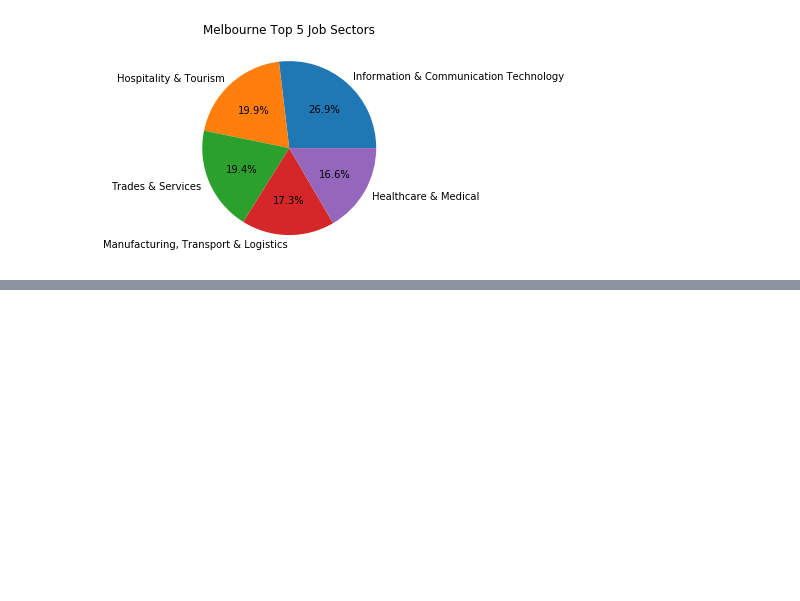
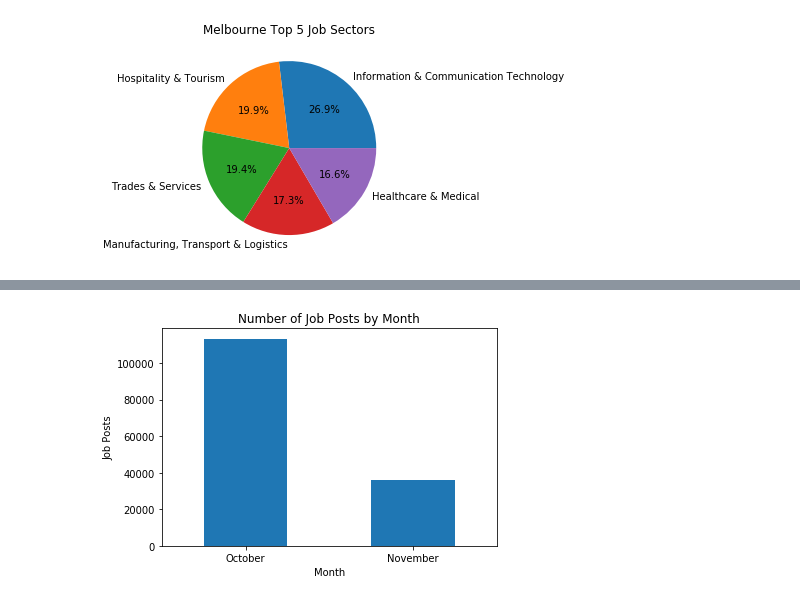
Before and after one commit to Wildbean/ICT7030, a Jupyter notebook: Assessment 3.ipynb, the cells around one changed output, grey strips where cells are left out. Drawn from its saved outputs; the diff is of its cells as text; code cells hidden in the pictures; blank space fills up the shorter version.

```diff
--- a/Assessment 3.ipynb
+++ b/Assessment 3.ipynb
@@ -536,0 +664,3 @@ KeyError: ('LowestSalary', 'HighestSalary')
+# %%
+df['Month'] = pd.DatetimeIndex(df['Date']).month
+df.tail()
@@ -536,0 +674,14 @@ KeyError: ('LowestSalary', 'HighestSalary')
+# %%
+jobsByMonth = df.groupby(['Month']).count()
+jbmCount = jobsByMonth['Id']
+
+fjbm, axjbm = plt.subplots()
+jbmCount.plot(kind='bar')
+axjbm.set_title('Number of Job Posts by Month')
+plt.xlabel('Month')
+plt.xticks(np.arange(2), ['October', 'November'], rotation = 'horizontal')
+plt.ylabel('Job Posts')
+#fjbm.autofmt_xdate()
+plt.show()
+# %% [output]
+[figure, added]
```
Also changed, not shown: parts of 15 cells of this notebook.
